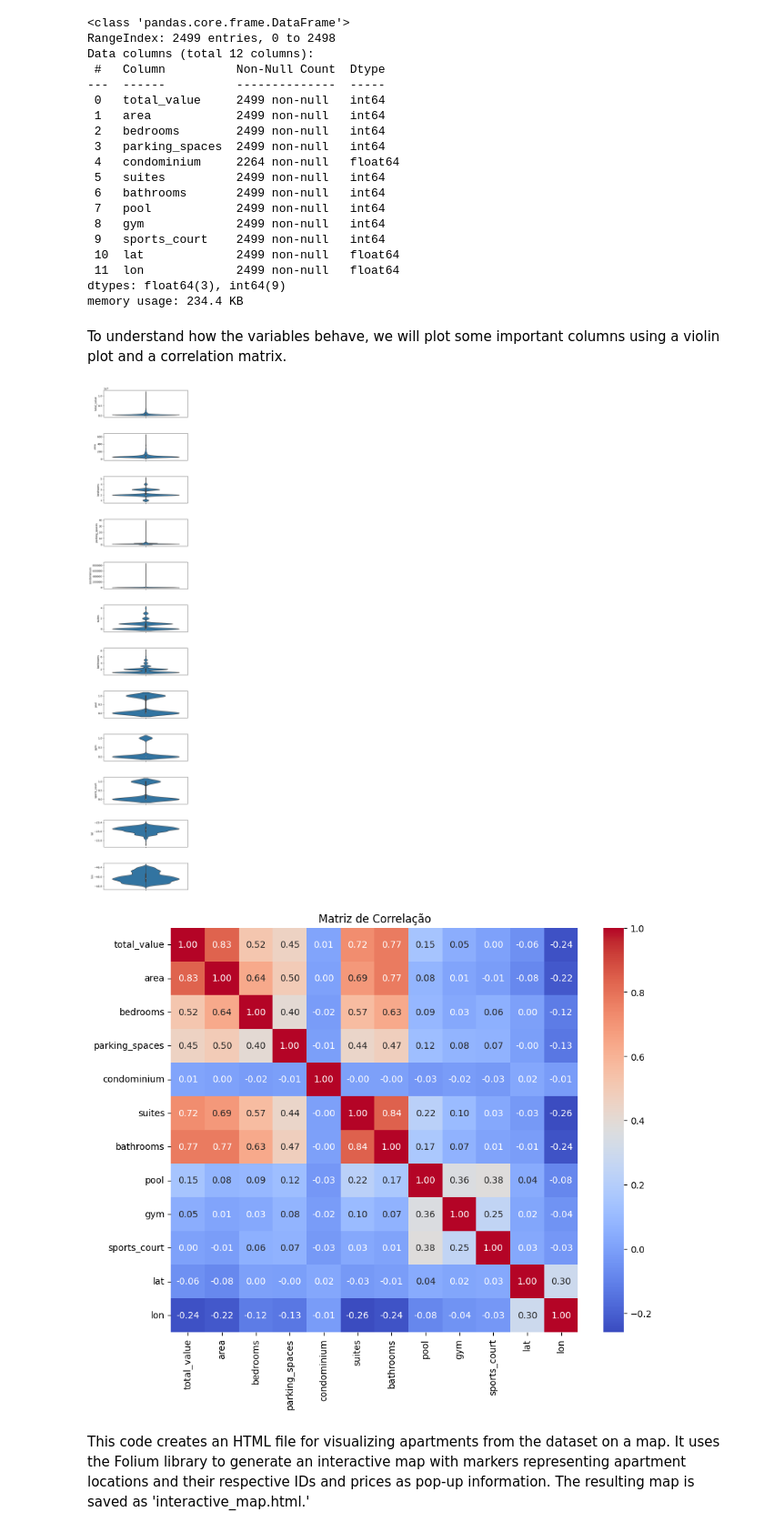
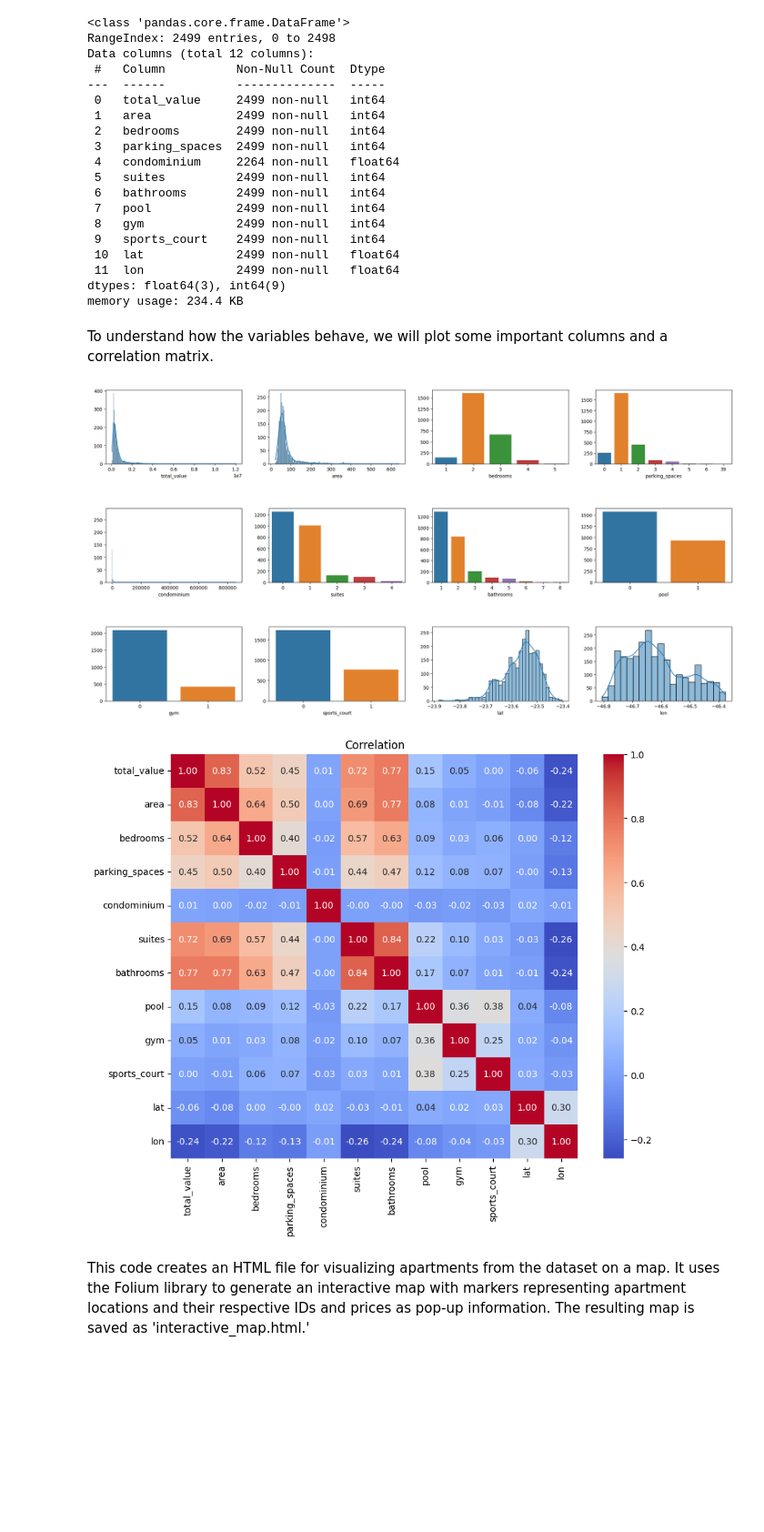
Before and after one commit to joaoalbertofs/pricing_sp_apartments, a Jupyter notebook: Analysis.ipynb, the cells around one changed output. Shown: that part at 91% size. Saved outputs shown, nothing was run; the diff lists cells and outputs as text; code cells hidden in the pictures; blank space fills up the shorter version.

```diff
--- a/Analysis.ipynb
+++ b/Analysis.ipynb
@@ -139,31 +144,54 @@ Data columns (total 12 columns):
 dtypes: float64(3), int64(9)
 memory usage: 234.4 KB
 # %% [markdown]
-To understand how the variables behave, we will plot some important columns using a violin plot and a correlation matrix.
+To understand how the variables behave, we will plot some important columns and a correlation matrix.
-# %%
-#  plot violin charts for each column of the DataFrame
-num_cols = treated_df.select_dtypes(include=['float64', 'int64']).columns
-
-# Chart config
-fig, axes = plt.subplots(nrows=len(num_cols), ncols=1, figsize=(6, len(num_cols)*3))
-plt.subplots_adjust(hspace=0.6)
-
-# Loop to plot violin
-for i, col in enumerate(num_cols):
-    ax = sns.violinplot(data=treated_df, y=col, ax=axes[i])
-    ax.set_ylabel(col)
-
-# Corr
-corr_matrix = treated_df.corr()
-plt.figure(figsize=(10, 8))
-sns.heatmap(corr_matrix, annot=True, cmap='coolwarm', fmt=".2f")
-plt.title('Matriz de Correlação')
-
-# Show charts
-plt.show()
-# %% [output]
-[figure, removed]
-[figure, removed]
+# %%
+import matplotlib.pyplot as plt
+import seaborn as sns
+
+# Filtrar colunas numéricas
+num_cols = treated_df.select_dtypes(include=['float64', 'int64']).columns
+
+# Configuração dos subplots
+num_plots_per_row = 4
+num_rows = (len(num_cols) - 1) // num_plots_per_row + 1  # Cálculo do número de linhas necessário
+fig, axes = plt.subplots(nrows=num_rows, ncols=num_plots_per_row, figsize=(6*num_plots_per_row, 4*num_rows))
+plt.subplots_adjust(hspace=0.6)
+
+# Loop para plotar mini gráficos
+for i, col in enumerate(num_cols):
+    row = i // num_plots_per_row
+    col_idx = i % num_plots_per_row
+    ax = axes[row, col_idx]
+
+    # Verifica se a coluna é categórica ou numérica
+    if len(treated_df[col].unique()) < 10:  # Número limite de categorias para considerar uma coluna como categórica
+        sns.countplot(data=treated_df, x=col, ax=ax)
+        ax.set_xlabel(col)
+    else:
+        sns.histplot(data=treated_df, x=col, ax=ax, kde=True)  # Crie histogramas com estimativa de densidade
+        ax.set_xlabel(col)
+        ax.set_ylabel('')  # Remova o rótulo do eixo Y
+
+    ax.set_ylabel('')
+
+# Preencher os subplots vazios na última linha (se houver)
+for i in range(len(num_cols), num_rows * num_plots_per_row):
+    row = i // num_plots_per_row
+    col_idx = i % num_plots_per_row
+    fig.delaxes(axes[row, col_idx])
+
+# Matriz de Correlação
+corr_matrix = treated_df.corr()
+plt.figure(figsize=(10, 8))
+sns.heatmap(corr_matrix, annot=True, cmap='coolwarm', fmt=".2f")
+plt.title('Correlation')
+
+# Mostrar os gráficos
+plt.show()
+# %% [output]
+[figure, added]
+[figure, added]
 # %% [markdown]
 This code creates an HTML file for visualizing apartments from the dataset on a map. It uses the Folium library to generate an interactive map with markers representing apartment locations and their respective IDs and prices as pop-up information. The resulting map is saved as 'interactive_map.html.'
 # %%
```
Also changed, not shown: parts of 10 cells of this notebook, 1 other file.
